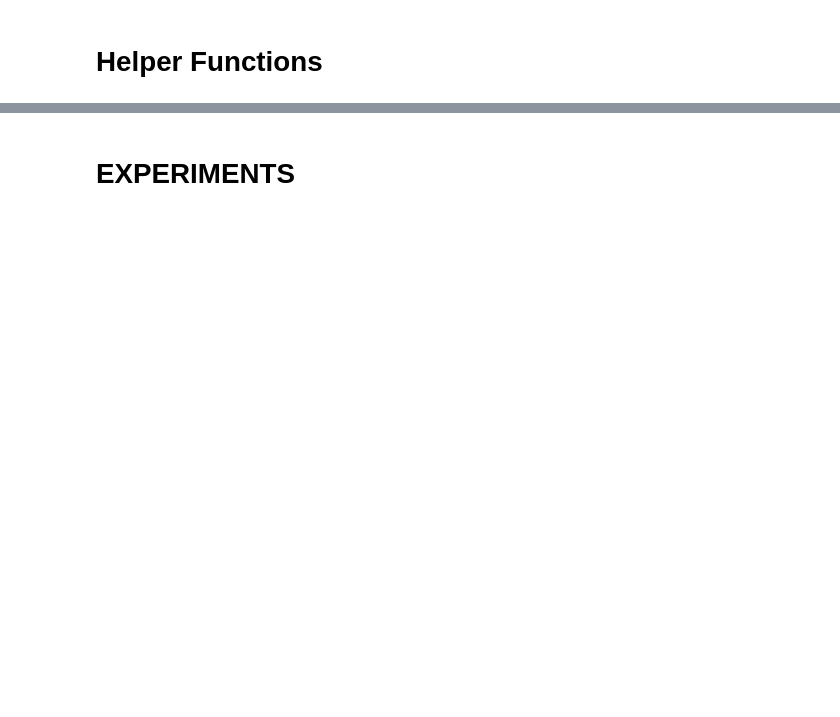
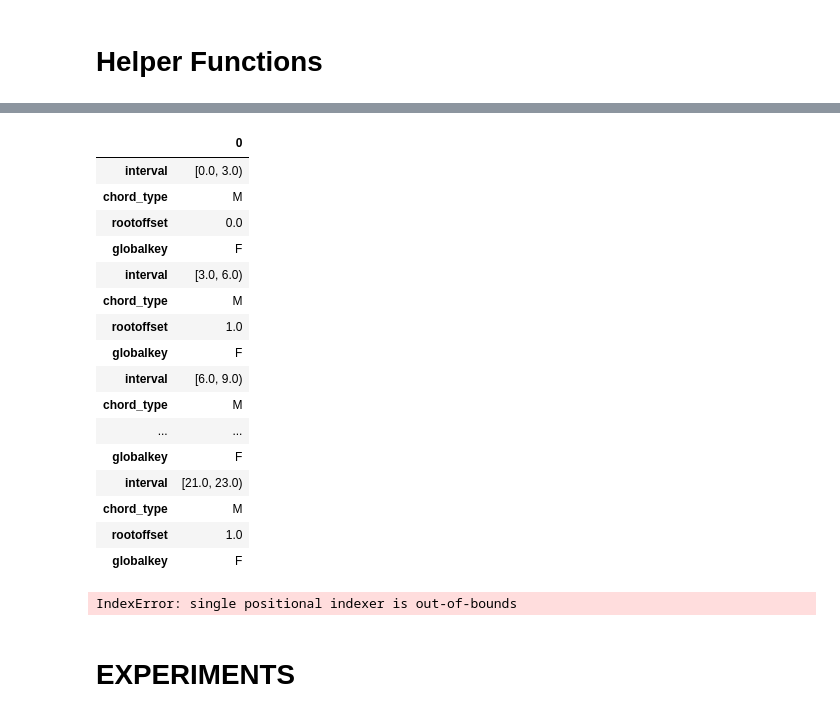
Before and after one commit to judah-daniels/protovoices-haskell, a Jupyter notebook: preprocessing/preprocess.ipynb, the cells around one changed output, grey strips where cells are left out. Cells and saved outputs as stored; diff of their text form; code cells hidden in the pictures; blank space fills up the shorter version.

```diff
--- a/preprocessing/preprocess.ipynb
+++ b/preprocessing/preprocess.ipynb
@@ -192,0 +236,13 @@ NameError: name 'labels' is not defined
+# %%
+dfs = pd.DataFrame()
+prev = None
+for row in full_chords_abs[relavant_columns].iterrows():
+    print(row)
+    if prev and (row[1].chord_type == prev[1].chord_type and row[1].rootoffset == prev[1].rootoffset):
+        # combine
+        dfs.at[dfs.index[-1], 'interval'] = pd.Interval(dfs.iloc[-1].interval.left, row[1].interval.right, "left")
+    else:
+        # New row
+        new = pd.DataFrame(row[1], columns=relavant_columns)
+        dfs = pd.concat([dfs,new])
+    prev = row
@@ -192,0 +268,20 @@ NameError: name 'labels' is not defined
+# %%
+dfs
+# %% [output]
+|  | 0 |
+| interval | [0.0, 3.0) |
+| chord_type | M |
+| rootoffset | 0.0 |
+| globalkey | F |
+| interval | [3.0, 6.0) |
+| chord_type | M |
+| rootoffset | 1.0 |
+| globalkey | F |
+| interval | [6.0, 9.0) |
+| chord_type | M |
+| ... | ... |
+| globalkey | F |
+| interval | [21.0, 23.0) |
+| chord_type | M |
+| rootoffset | 1.0 |
+| globalkey | F |
@@ -193,8 +337,10 @@ NameError: name 'labels' is not defined
 # %%
 for piece in pieces:
-    (chords, slices) = preprocessPiece(piece, labels)
+    (chords, slices) = preprocessPiece(piece, labels, salamis)
     chords.to_csv("inputs/chords/{}.csv".format(piece))
     slices.to_csv("inputs/slices/{}.csv".format(piece),index=False)
+# %% [output]
+IndexError: single positional indexer is out-of-bounds
 # %% [markdown]
 # EXPERIMENTS
 # %%
```
Also changed, not shown: parts of 27 cells of this notebook, 7 other files.
